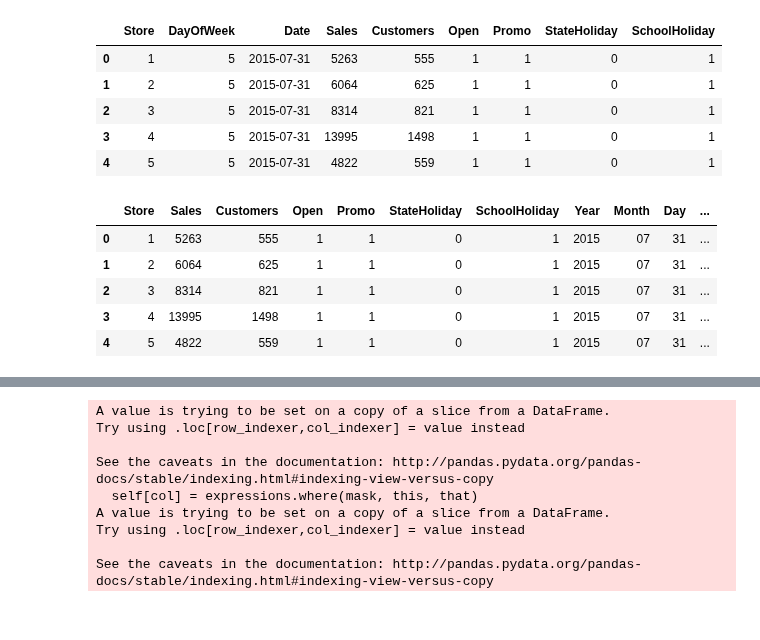
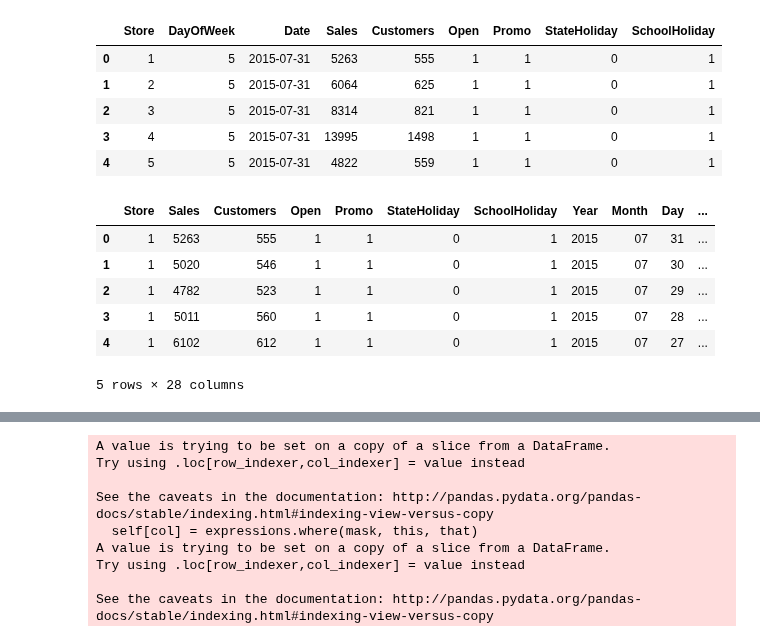
Before and after one commit to Qucy/UdacityMachineLearning, a Jupyter notebook: rossmann_store_sales/rossmann_store_sales.ipynb, the cells around one changed output, grey strips where cells are left out. Saved outputs shown, nothing was run; the diff lists cells and outputs as text; code cells hidden in the pictures.

```diff
--- a/rossmann_store_sales/rossmann_store_sales.ipynb
+++ b/rossmann_store_sales/rossmann_store_sales.ipynb
@@ -88,0 +102,22 @@ memory usage: 2.5+ MB
+# %%
+# 首先处理store中可能为NaN的特征
+store['CompetitionDistance'] = store['CompetitionDistance'].apply(lambda x: 0 if math.isnan(x) else x)
+store['CompetitionOpenSinceMonth'] = store['CompetitionOpenSinceMonth'].apply(lambda x: 1 if math.isnan(x) else x)
+store['CompetitionOpenSinceYear'] = store['CompetitionOpenSinceYear'].apply(lambda x: 1900 if math.isnan(x) else x)
+
+# plot出CompetitionDistance的分布图
+sns.distplot(store['CompetitionDistance']);
+# 处理完NaN的数据后，查看CompetitionDistance的分布图，发现CompetitionDistance 数据倾斜很明显，需要对数处理
+store['CompetitionDistance'] = store['CompetitionDistance'].apply(lambda x: np.log(x + 1))
+
+# 拆分属性完成后，可以丢弃掉属性
+drops = ['Promo2', 'Promo2SinceWeek', 'Promo2SinceYear', 'PromoInterval']
+store = store.drop(drops, axis = 1)
+# 对CompetitionDistance做归一化操作，初始化一个 scaler，并将它施加到特征上
+scaler = MinMaxScaler()
+numberic = ['CompetitionDistance']
+store[numberic] = scaler.fit_transform(store[numberic])
+# 对剩下的column进行独热编码处理
+store = pd.get_dummies(store)
+# 调用head方法查看下预处理完之后的数据
+store.head()
@@ -171,7 +214,7 @@ def split_date(df):
     df['Year'] = df['Date'].apply(lambda x: x.split('-')[0])
     df['Month'] = df['Date'].apply(lambda x: x.split('-')[1])
     df['Day'] = df['Date'].apply(lambda x: x.split('-')[2])
-    #df['WeekOfYear'] = df['Date'].apply(lambda x: x.split('-')[3])
+    df['WeekOfYear'] = df['Date'].apply(lambda x: x.split('-')[3])
     #df['WeekOfMonth'] = df['Date'].apply(lambda x: x.split('-')[4])
     #df['DayOfYear'] = df['Date'].apply(lambda x: x.split('-')[5])
     df = df.drop(['Date'], axis=1)
@@ -189,15 +232,16 @@ def preprocess_data(df):
 # %%
 # 训练集-预处理
 train = preprocess_data(train)
 # 合并特征
-# train = pd.merge(train, store, on='Store')
+train = pd.merge(train, store, on='Store')
 # 查看训练集预处理后的数据
 train.head()
 # %% [output]
 |  | Store | Sales | Customers | Open | Promo | StateHoliday | SchoolHoliday | Year | Month | Day | ... |
 | 0 | 1 | 5263 | 555 | 1 | 1 | 0 | 1 | 2015 | 07 | 31 | ... |
-| 1 | 2 | 6064 | 625 | 1 | 1 | 0 | 1 | 2015 | 07 | 31 | ... |
-| 2 | 3 | 8314 | 821 | 1 | 1 | 0 | 1 | 2015 | 07 | 31 | ... |
-| 3 | 4 | 13995 | 1498 | 1 | 1 | 0 | 1 | 2015 | 07 | 31 | ... |
-| 4 | 5 | 4822 | 559 | 1 | 1 | 0 | 1 | 2015 | 07 | 31 | ... |
+| 1 | 1 | 5020 | 546 | 1 | 1 | 0 | 1 | 2015 | 07 | 30 | ... |
+| 2 | 1 | 4782 | 523 | 1 | 1 | 0 | 1 | 2015 | 07 | 29 | ... |
+| 3 | 1 | 5011 | 560 | 1 | 1 | 0 | 1 | 2015 | 07 | 28 | ... |
+| 4 | 1 | 6102 | 612 | 1 | 1 | 0 | 1 | 2015 | 07 | 27 | ... |
+5 rows × 28 columns
 # %%
```
Also changed, not shown: parts of 13 cells of this notebook, 1 other file.
